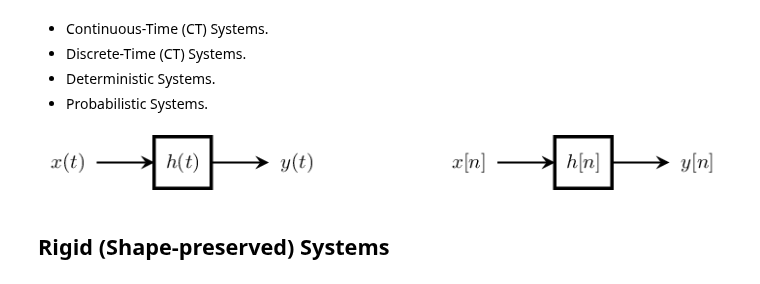
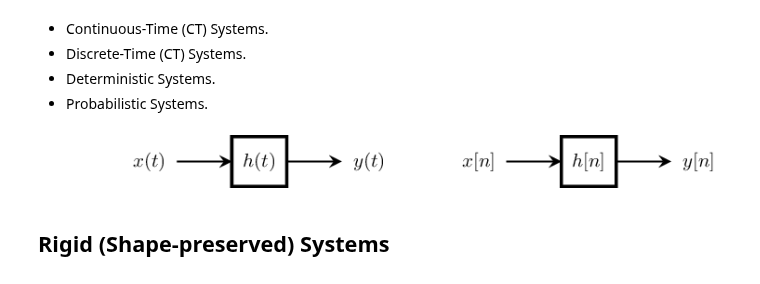
Before and after one commit to tmquan/ivcl, a Jupyter notebook: _sources/courses/dsp/systems.ipynb, the cells around one changed output. Drawn from its saved outputs; the diff is of its cells as text; code cells hidden in the pictures.

```diff
--- a/_sources/courses/dsp/systems.ipynb
+++ b/_sources/courses/dsp/systems.ipynb
@@ -96,21 +96,23 @@ def mpl_axes_step(axes, expr, xrange, **kwargs):
 # %%
 # HIDE/SHOW
 Circuit("""
-S1 box; l=$x(t)$, right=0.5, aspect=1.1, draw=white
-S2 box; l=$h(t)$, right=0.5, aspect=1.1, draw=black
-S3 box; l=$y(t)$, right=0.5, aspect=1.1, draw=white
-S4 box; l=$x[n]$, right=0.5, aspect=1.1, draw=white
-S5 box; l=$h[n]$, right=0.5, aspect=1.1, draw=black
-S6 box; l=$y[n]$, right=0.5, aspect=1.1, draw=white
-W S1.e S2.w; right=0.5, endarrow=stealth, color=black
+S1 box; l=, right=0.25, aspect=1.1, draw=white
+S2 box; l=$x(t)$, right=0.5, aspect=1.1, draw=white
+S3 box; l=$h(t)$, right=0.5, aspect=1.1, draw=black
+S4 box; l=$y(t)$, right=0.5, aspect=1.1, draw=white
+S5 box; l=$x[n]$, right=0.5, aspect=1.1, draw=white
+S6 box; l=$h[n]$, right=0.5, aspect=1.1, draw=black
+S7 box; l=$y[n]$, right=0.5, aspect=1.1, draw=white
+W S1.e S2.w; right=0.5, endarrow=stealth, color=white
 W S2.e S3.w; right=0.5, endarrow=stealth, color=black
-W S3.e S4.w; right=1.0, endarrow=stealth, color=white
-W S4.e S5.w; right=0.5, endarrow=stealth, color=black
+W S3.e S4.w; right=0.5, endarrow=stealth, color=black
+W S4.e S5.w; right=0.5, endarrow=stealth, color=white
 W S5.e S6.w; right=0.5, endarrow=stealth, color=black
+W S6.e S7.w; right=0.5, endarrow=stealth, color=black
 ; label_nodes=false, scale=0.5
 """).draw()
 # %% [output]
-[figure, old version]
+[figure, new version]
 # %%
 # HIDE/SHOW
 # %% [markdown]
```
Also changed, not shown: parts of 6 cells of this notebook, 43 other files.
